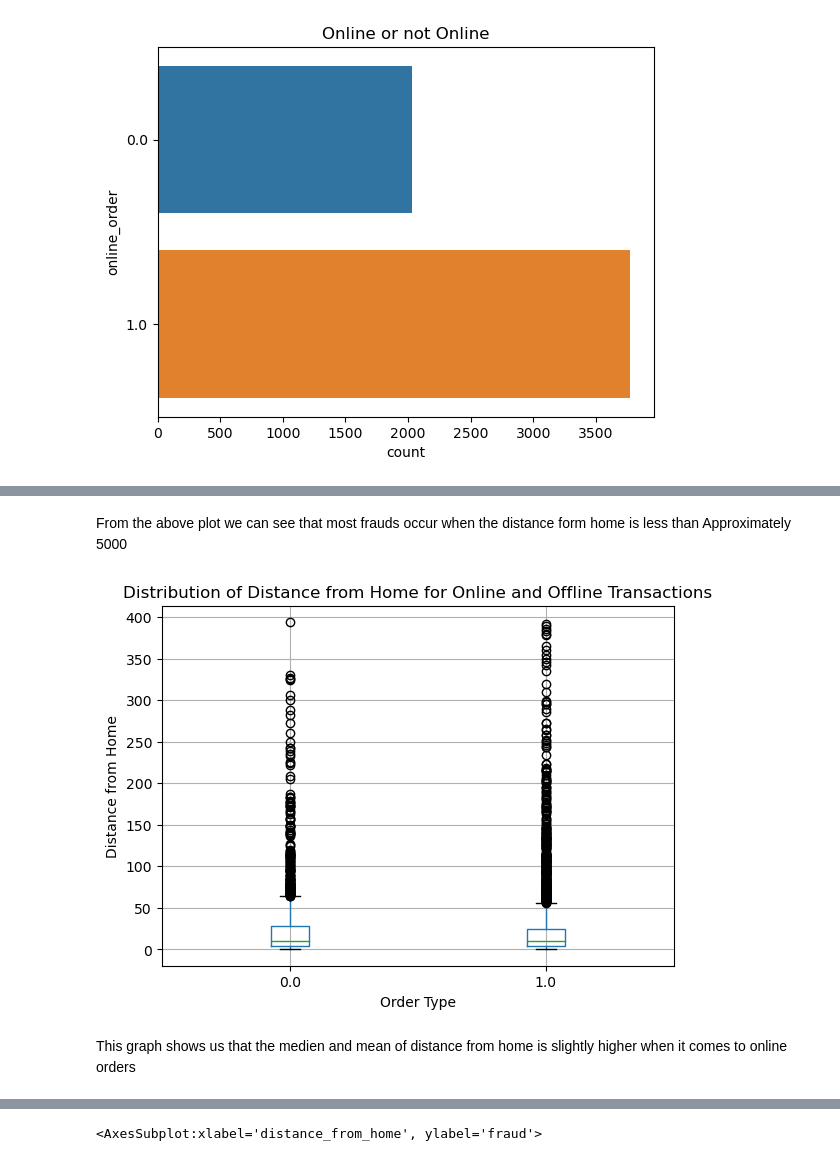
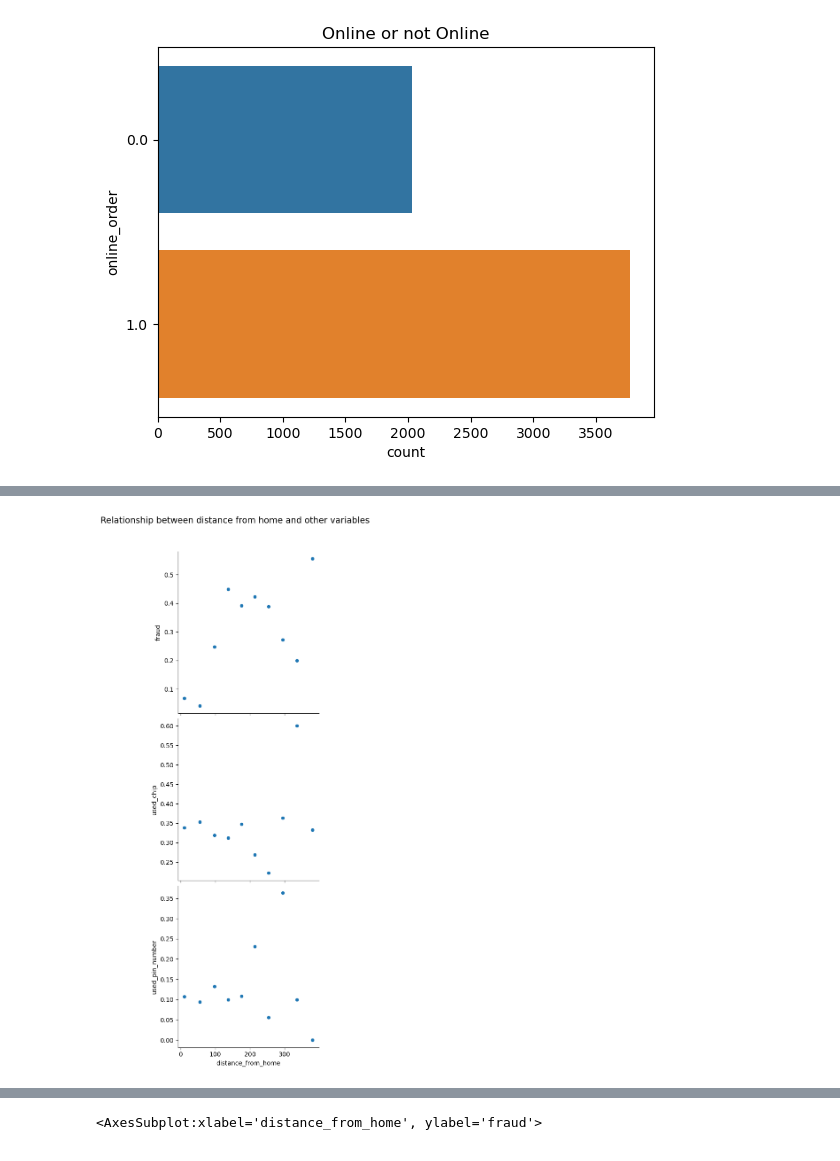
Before and after one commit to KarimKhalil33/CreditCard-Fraud-Data-Analysis, a Jupyter notebook: analysis/analysis2.ipynb, the cells around one changed output, grey strips where cells are left out. Saved outputs shown, nothing was run; the diff lists cells and outputs as text; code cells hidden in the pictures.

```diff
--- a/analysis/analysis2.ipynb
+++ b/analysis/analysis2.ipynb
@@ -255,20 +234,6 @@ plt.show()
-# %% [markdown]
-From the above plot we can see that most frauds occur when the distance form home is less than Approximately 5000
-# %%
-import matplotlib.pyplot as plt
-
-online_offline = mydata.loc[(mydata['online_order'] == 1) | (mydata['online_order'] == 0)]
-
-online_offline.boxplot(column='distance_from_home', by='online_order')
-
-plt.title('Distribution of Distance from Home for Online and Offline Transactions')
-plt.suptitle('')
-plt.xlabel('Order Type')
-plt.ylabel('Distance from Home')
-
-
-plt.show()
-# %% [output]
-[figure, removed]
-# %% [markdown]
-This graph shows us that the medien and mean of distance from home is slightly higher when it comes to online orders
+# %%
+sns.pairplot(df_byrange, x_vars=['distance_from_home'], y_vars=['fraud', 'used_chip', 'used_pin_number'], height=4)
+plt.suptitle('Relationship between distance from home and other variables', y=1.05, fontsize=14)
+plt.show()
+# %% [output]
+[figure, added]
```
Also changed, not shown: parts of 32 cells of this notebook, 2 other files.
